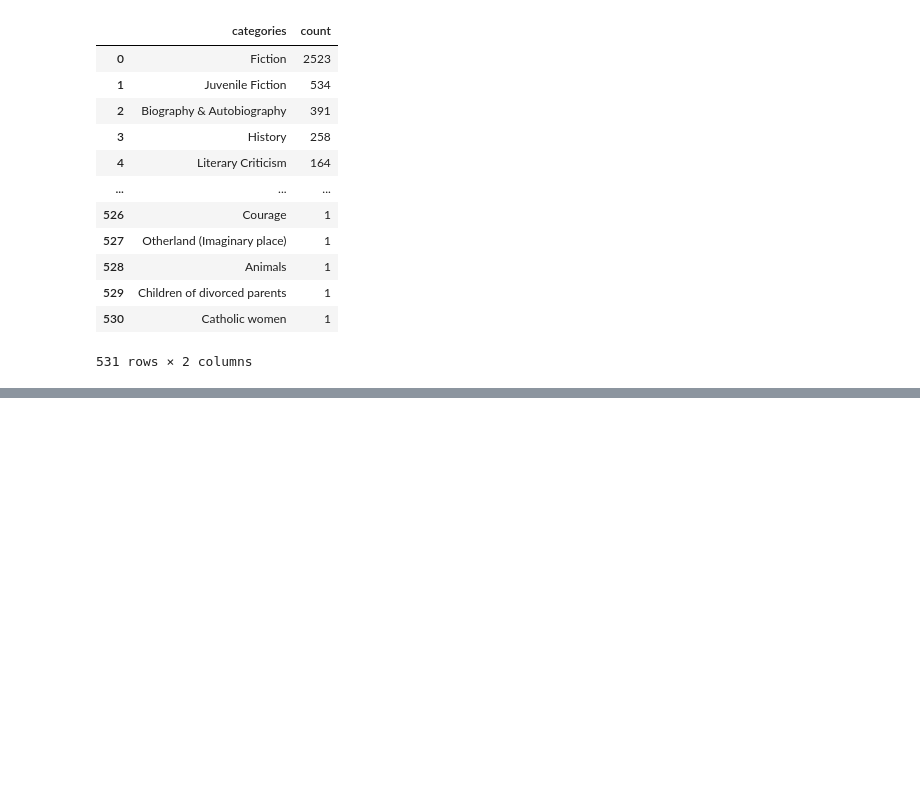
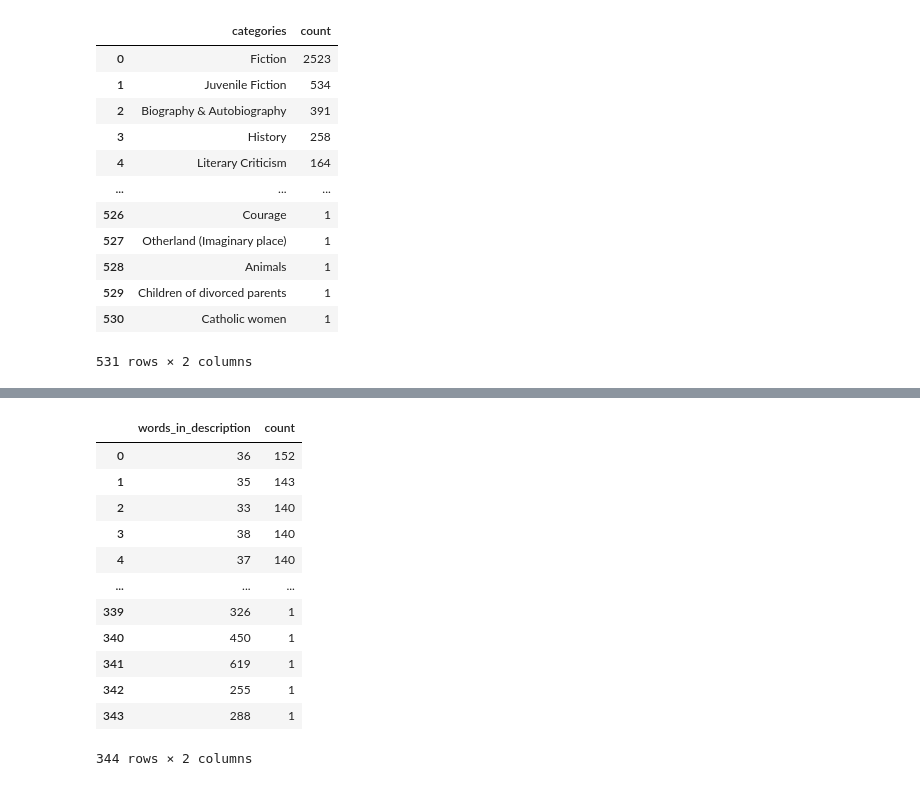
Before and after one commit to ManiRaj129/Book-Recommender-Agent, a Jupyter notebook: BookData.ipynb, the cells around one changed output, grey strips where cells are left out. Cells and saved outputs as stored; diff of their text form; code cells hidden in the pictures; blank space fills up the shorter version.

```diff
--- a/BookData.ipynb
+++ b/BookData.ipynb
@@ -122,0 +173,17 @@ books_missing["categories"].value_counts().reset_index().sort_values("count", as
+# %%
+books_desc_count= books_missing["words_in_description"].value_counts().reset_index().sort_values("count", ascending=False)
+books_desc_count
+# %% [output]
+|  | words_in_description | count |
+| 0 | 36 | 152 |
+| 1 | 35 | 143 |
+| 2 | 33 | 140 |
+| 3 | 38 | 140 |
+| 4 | 37 | 140 |
+| ... | ... | ... |
+| 339 | 326 | 1 |
+| 340 | 450 | 1 |
+| 341 | 619 | 1 |
+| 342 | 255 | 1 |
+| 343 | 288 | 1 |
+344 rows × 2 columns
```
Also changed, not shown: parts of 12 cells of this notebook, 1 other file.
